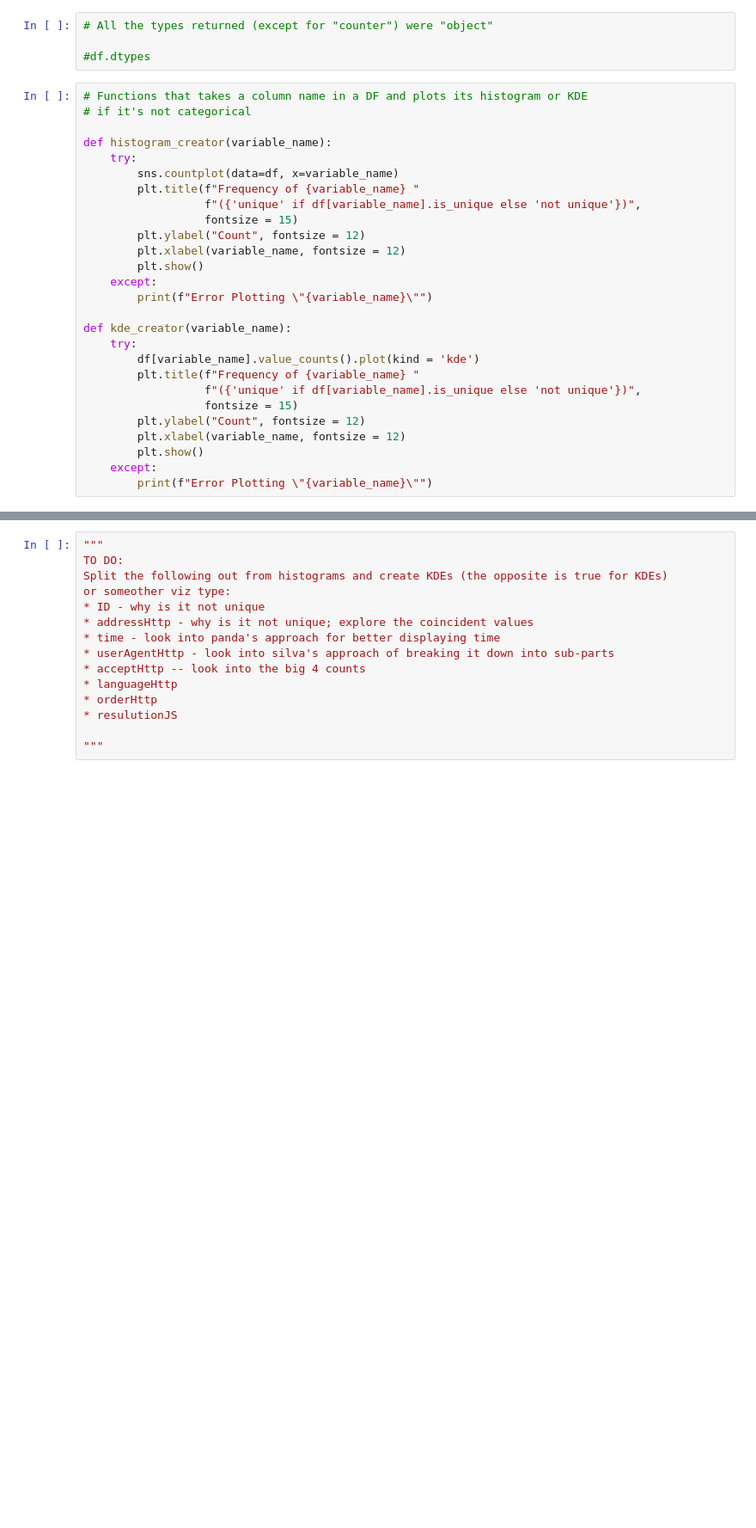
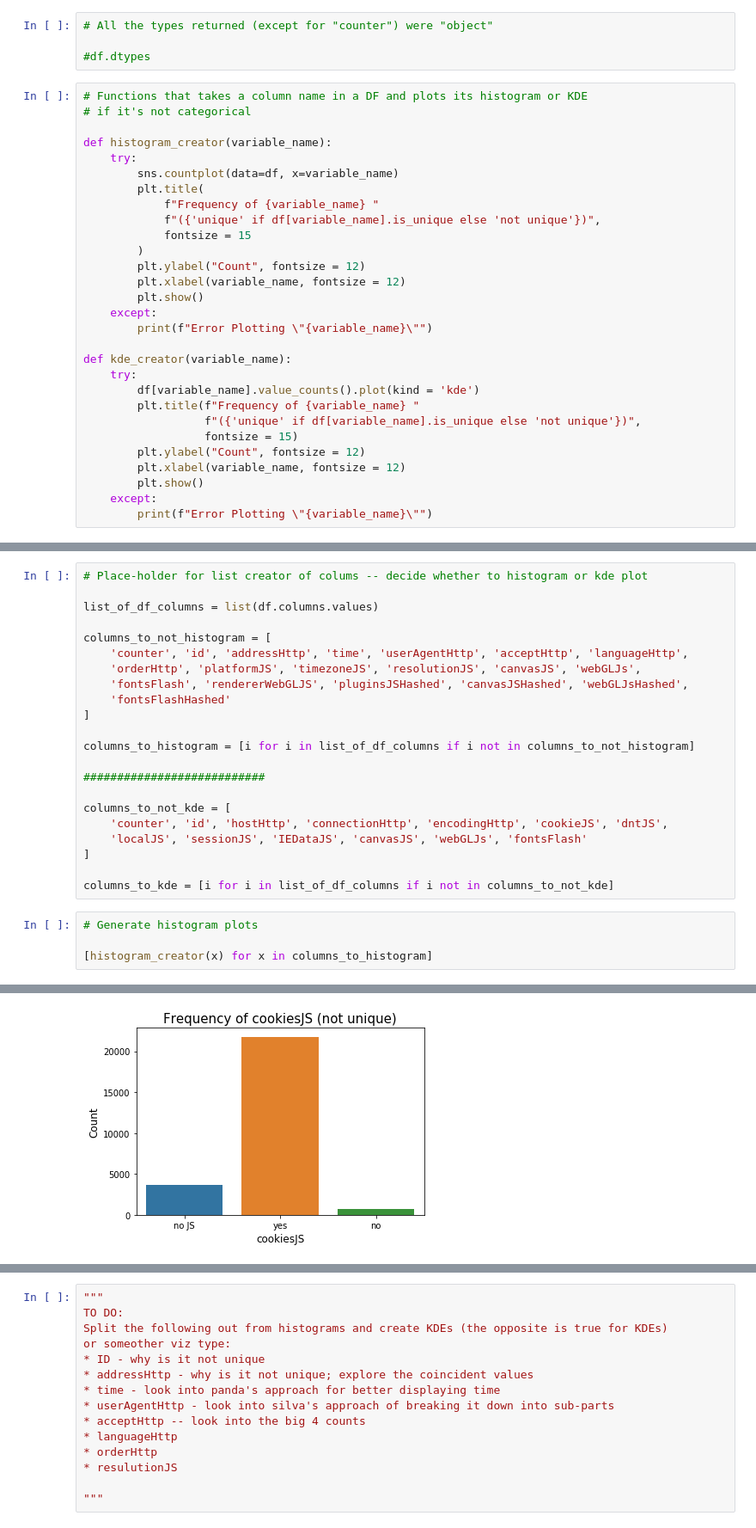
Before and after one commit to astarr8181/fp_bots, a Jupyter notebook: csv_prev.ipynb, the cells around one changed output, grey strips where cells are left out. Shown at 86% size. Saved outputs shown, nothing was run; the diff lists cells and outputs as text; blank space fills up the shorter version.

Commit message:
fixed some plots

```diff
--- a/csv_prev.ipynb
+++ b/csv_prev.ipynb
@@ -60,9 +60,11 @@ df.head()
 def histogram_creator(variable_name):
     try:
         sns.countplot(data=df, x=variable_name)
-        plt.title(f"Frequency of {variable_name} "
-                  f"({'unique' if df[variable_name].is_unique else 'not unique'})",
-                  fontsize = 15)
+        plt.title(
+            f"Frequency of {variable_name} "
+            f"({'unique' if df[variable_name].is_unique else 'not unique'})",
+            fontsize = 15
+        )
         plt.ylabel("Count", fontsize = 12)
         plt.xlabel(variable_name, fontsize = 12)
         plt.show()
@@ -112,0 +85,27 @@ columns_to_histogram = ['adBlock', 'hostHttp']
+# %%
+# Place-holder for list creator of colums -- decide whether to histogram or kde plot
+
+list_of_df_columns = list(df.columns.values)
+
+columns_to_not_histogram = [
+    'counter', 'id', 'addressHttp', 'time', 'userAgentHttp', 'acceptHttp', 'languageHttp',
+    'orderHttp', 'platformJS', 'timezoneJS', 'resolutionJS', 'canvasJS', 'webGLJs',
+    'fontsFlash', 'rendererWebGLJS', 'pluginsJSHashed', 'canvasJSHashed', 'webGLJsHashed',
+    'fontsFlashHashed'
+]
+
+columns_to_histogram = [i for i in list_of_df_columns if i not in columns_to_not_histogram]
+
+###########################
+
+columns_to_not_kde = [
+    'counter', 'id', 'hostHttp', 'connectionHttp', 'encodingHttp', 'cookieJS', 'dntJS',
+    'localJS', 'sessionJS', 'IEDataJS', 'canvasJS', 'webGLJs', 'fontsFlash'
+]
+
+columns_to_kde = [i for i in list_of_df_columns if i not in columns_to_not_kde]
+# %%
+# Generate histogram plots
+
+[histogram_creator(x) for x in columns_to_histogram]
+# %% [output]
@@ -112,0 +116 @@ columns_to_histogram = ['adBlock', 'hostHttp']
+[figure, added]
```
Also changed, not shown: parts of 4 cells of this notebook.
